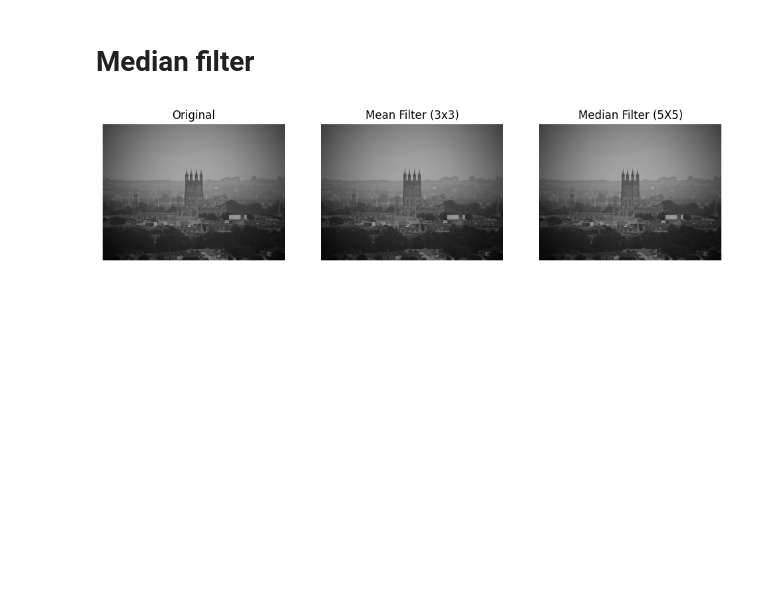
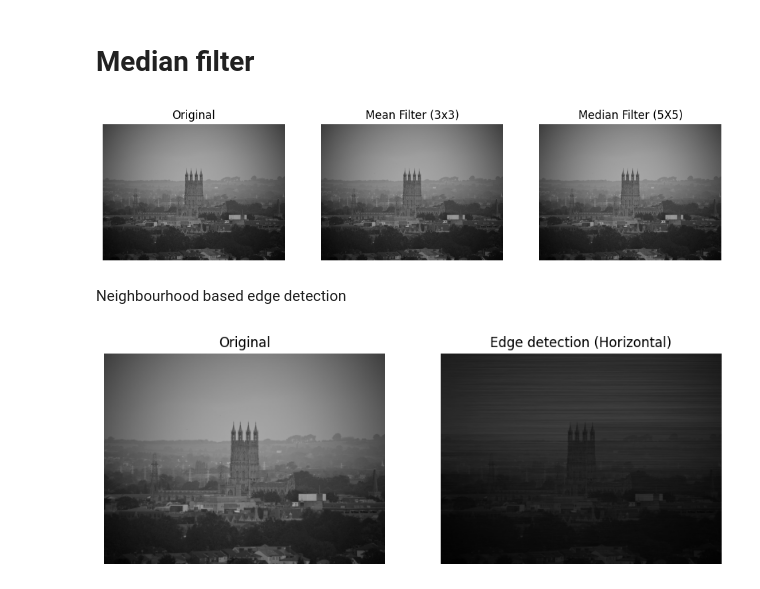
Before and after one commit to sap-tarshi-ghosh/Image-Processing-Tutorial, a Jupyter notebook: code/03_Neighborhood_Based_Image_Processing.ipynb, the cells around one changed output. Cells and saved outputs as stored; diff of their text form; code cells hidden in the pictures; blank space fills up the shorter version.

```diff
--- a/code/03_Neighborhood_Based_Image_Processing.ipynb
+++ b/code/03_Neighborhood_Based_Image_Processing.ipynb
@@ -128,3 +128,38 @@ plt.axis('off')
 plt.show()
 # %% [output]
 [figure]
+# %% [markdown]
+Neighbourhood based edge detection
+# %%
+edge_img = []
+
+for y in range(height):
+    rows = []
+    for x in range(width):
+        rows.append(img[y][x])
+    edge_img.append(rows)
+# %%
+for y in range(height):
+    for x in range(width - 1):
+        diff = edge_img[y][x - 1] - edge_img[y][x]
+        if diff < 0:
+            diff = -diff
+        edge_img[y][x] = diff
+# %%
+import matplotlib.pyplot as plt
+
+plt.figure(figsize=(10, 4))
+
+plt.subplot(1, 2, 1)
+plt.imshow(img, cmap='gray', vmin=0, vmax=255)
+plt.title("Original")
+plt.axis('off')
+
+plt.subplot(1, 2, 2)
+plt.imshow(edge_img, cmap='gray', vmin=0, vmax=255)
+plt.title("Edge detection (Horizontal)")
+plt.axis('off')
+
+plt.show()
+# %% [output]
+[figure, added]
```
